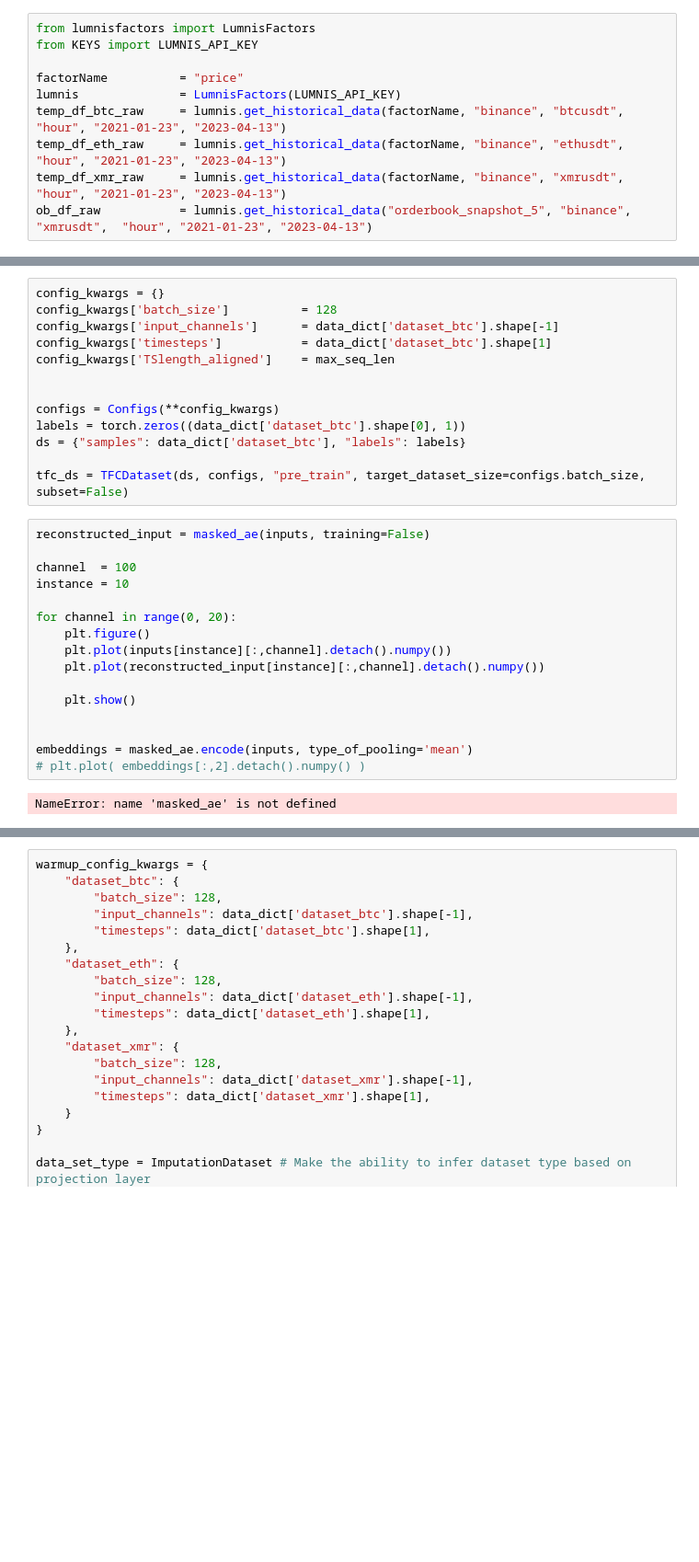
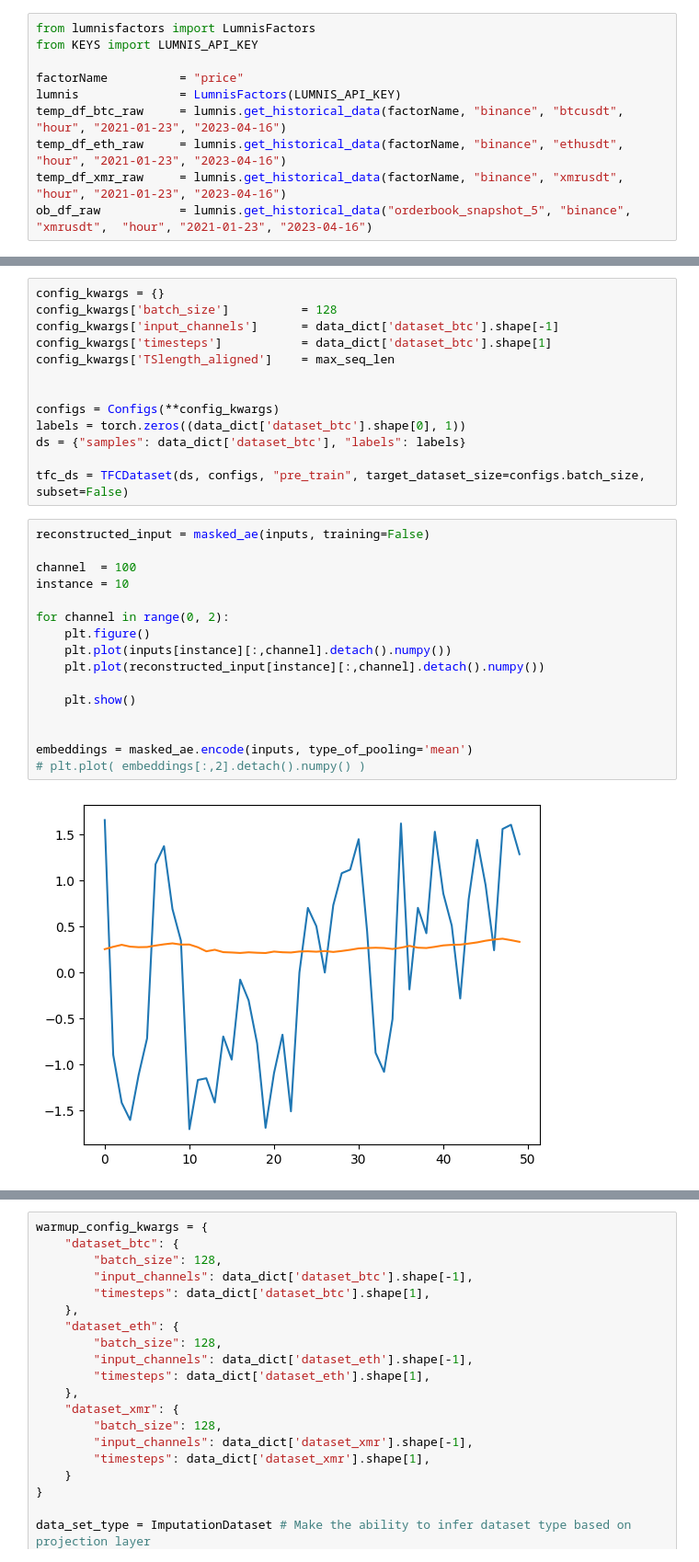
Before and after one commit to ajaye2/TS-FM, a Jupyter notebook: dev.ipynb, the cells around one changed output, grey strips where cells are left out. Shown: that part at 92% size. Cells and saved outputs as stored; diff of their text form; blank space fills up the shorter version.

```diff
--- a/dev.ipynb
+++ b/dev.ipynb
@@ -36,10 +39,10 @@ from KEYS import LUMNIS_API_KEY
 
 factorName          = "price"
 lumnis              = LumnisFactors(LUMNIS_API_KEY)
-temp_df_btc_raw     = lumnis.get_historical_data(factorName, "binance", "btcusdt",  "hour", "2021-01-23", "2023-04-13")
-temp_df_eth_raw     = lumnis.get_historical_data(factorName, "binance", "ethusdt",  "hour", "2021-01-23", "2023-04-13")
-temp_df_xmr_raw     = lumnis.get_historical_data(factorName, "binance", "xmrusdt",  "hour", "2021-01-23", "2023-04-13")
-ob_df_raw           = lumnis.get_historical_data("orderbook_snapshot_5", "binance", "xmrusdt",  "hour", "2021-01-23", "2023-04-13")
+temp_df_btc_raw     = lumnis.get_historical_data(factorName, "binance", "btcusdt",  "hour", "2021-01-23", "2023-04-16")
+temp_df_eth_raw     = lumnis.get_historical_data(factorName, "binance", "ethusdt",  "hour", "2021-01-23", "2023-04-16")
+temp_df_xmr_raw     = lumnis.get_historical_data(factorName, "binance", "xmrusdt",  "hour", "2021-01-23", "2023-04-16")
+ob_df_raw           = lumnis.get_historical_data("orderbook_snapshot_5", "binance", "xmrusdt",  "hour", "2021-01-23", "2023-04-16")
 # %%
 ob_df               = rolling_mean_diff(ob_df_raw, [5, 10, 20, 50, 100, 200, 500, 1000, 2000, 5000, 10000], 'standard')
 # %%
@@ -144,18 +152,18 @@ tfc_ds = TFCDataset(ds, configs, "pre_train", target_dataset_size=configs.batch_
 # %%
 reconstructed_input = masked_ae(inputs, training=False)
 
 channel  = 100
 instance = 10
 
-for channel in range(0, 20):
+for channel in range(0, 2):
     plt.figure()
     plt.plot(inputs[instance][:,channel].detach().numpy())
     plt.plot(reconstructed_input[instance][:,channel].detach().numpy())
 
     plt.show()
 
 
 embeddings = masked_ae.encode(inputs, type_of_pooling='mean')
 # plt.plot( embeddings[:,2].detach().numpy() )
 # %% [output]
-NameError: name 'masked_ae' is not defined
+[figure, added]
```
Also changed, not shown: parts of 11 cells of this notebook, 7 other files.
